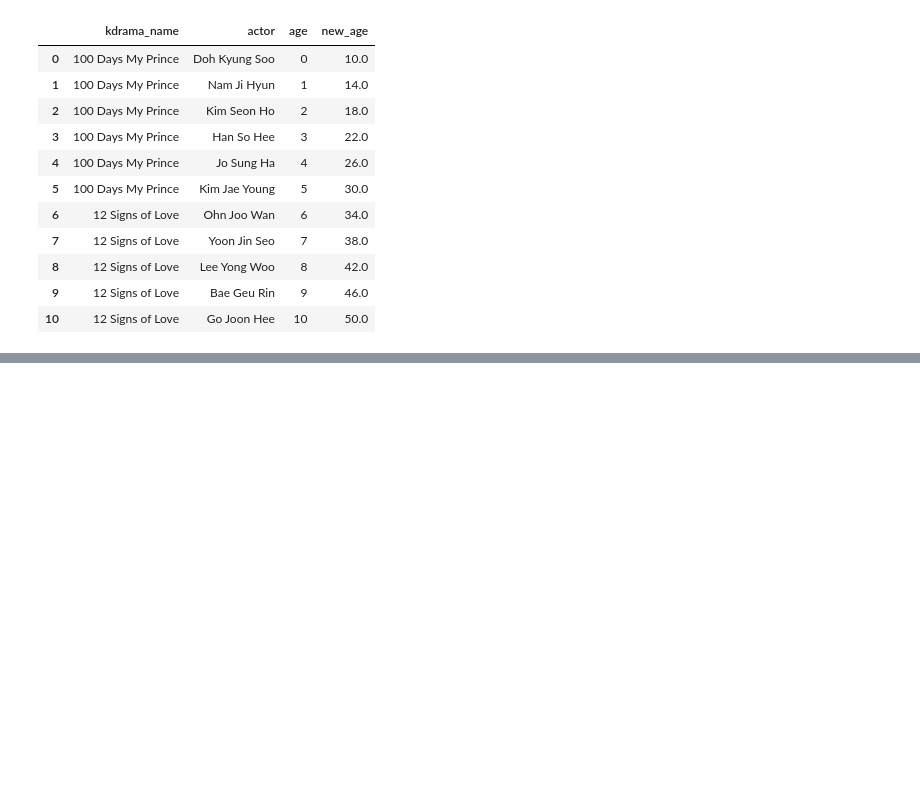
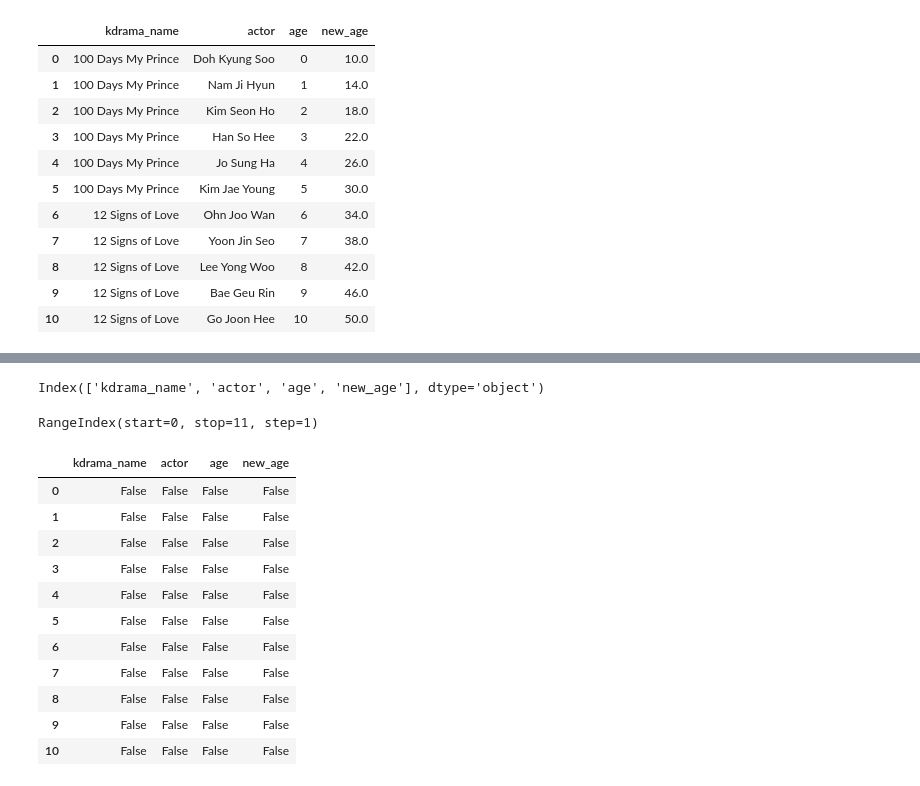
Before and after one commit to sarahpam/Datascience, a Jupyter notebook: kdrama.ipynb, the cells around one changed output, grey strips where cells are left out. Saved outputs shown, nothing was run; the diff lists cells and outputs as text; code cells hidden in the pictures; blank space fills up the shorter version.

```diff
--- a/kdrama.ipynb
+++ b/kdrama.ipynb
@@ -75,0 +224,23 @@ df1
+# %%
+df1.columns
+# %% [output]
+Index(['kdrama_name', 'actor', 'age', 'new_age'], dtype='object')
+# %%
+df1.index
+# %% [output]
+RangeIndex(start=0, stop=11, step=1)
+# %%
+df1.isnull()
+# %% [output]
+|  | kdrama_name | actor | age | new_age |
+| 0 | False | False | False | False |
+| 1 | False | False | False | False |
+| 2 | False | False | False | False |
+| 3 | False | False | False | False |
+| 4 | False | False | False | False |
+| 5 | False | False | False | False |
+| 6 | False | False | False | False |
+| 7 | False | False | False | False |
+| 8 | False | False | False | False |
+| 9 | False | False | False | False |
+| 10 | False | False | False | False |
```
Also changed, not shown: parts of 15 cells of this notebook.
